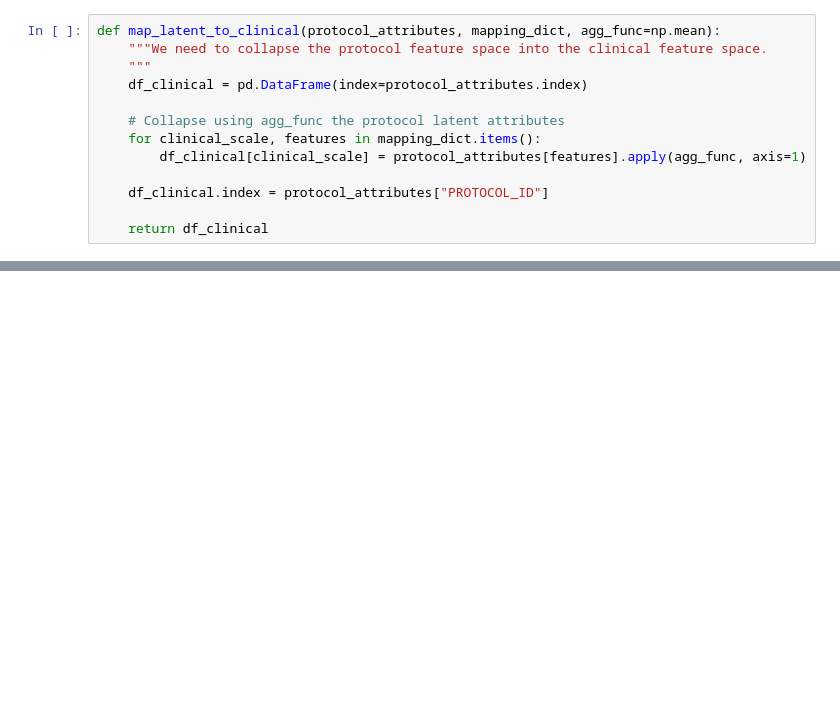
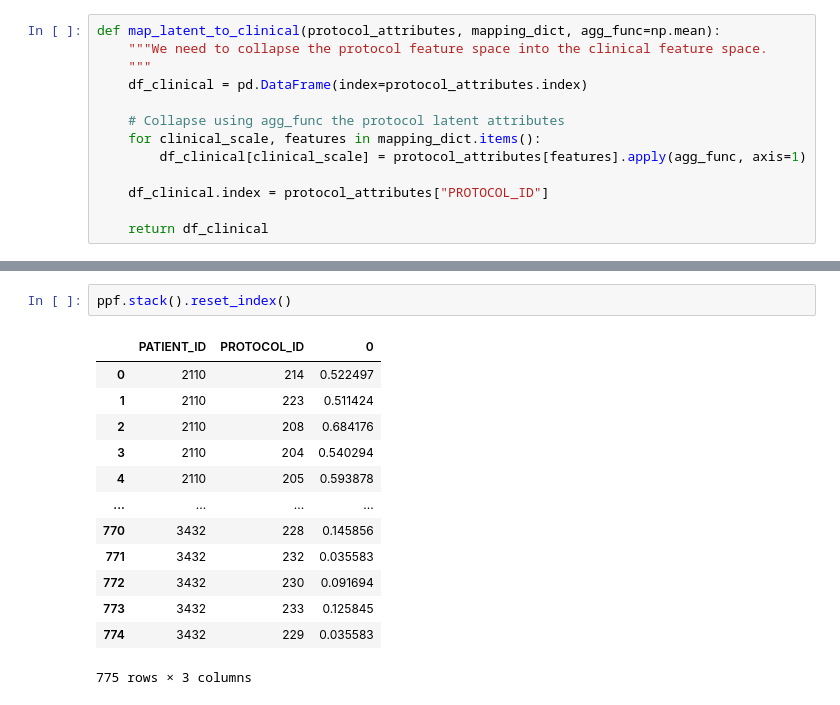
Before and after one commit to dabadav/ai-cdss, a Jupyter notebook: notebooks/pipeline_test.ipynb, the cells around one changed output, grey strips where cells are left out. Cells and saved outputs as stored; diff of their text form; blank space fills up the shorter version.

```diff
--- a/notebooks/pipeline_test.ipynb
+++ b/notebooks/pipeline_test.ipynb
@@ -295,0 +412,16 @@ def map_latent_to_clinical(protocol_attributes, mapping_dict, agg_func=np.mean):
+# %%
+ppf.stack().reset_index()
+# %% [output]
+|  | PATIENT_ID | PROTOCOL_ID | 0 |
+| 0 | 2110 | 214 | 0.522497 |
+| 1 | 2110 | 223 | 0.511424 |
+| 2 | 2110 | 208 | 0.684176 |
+| 3 | 2110 | 204 | 0.540294 |
+| 4 | 2110 | 205 | 0.593878 |
+| ... | ... | ... | ... |
+| 770 | 3432 | 228 | 0.145856 |
+| 771 | 3432 | 232 | 0.035583 |
+| 772 | 3432 | 230 | 0.091694 |
+| 773 | 3432 | 233 | 0.125845 |
+| 774 | 3432 | 229 | 0.035583 |
+775 rows × 3 columns
```
Also changed, not shown: parts of 14 cells of this notebook, 8 other files.
